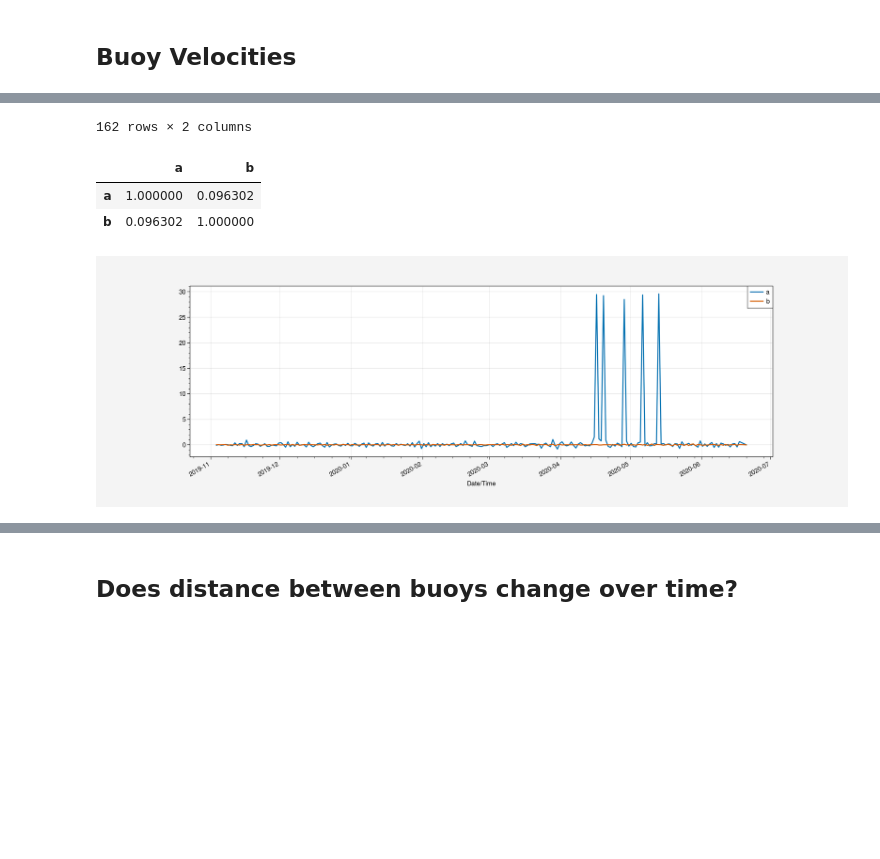
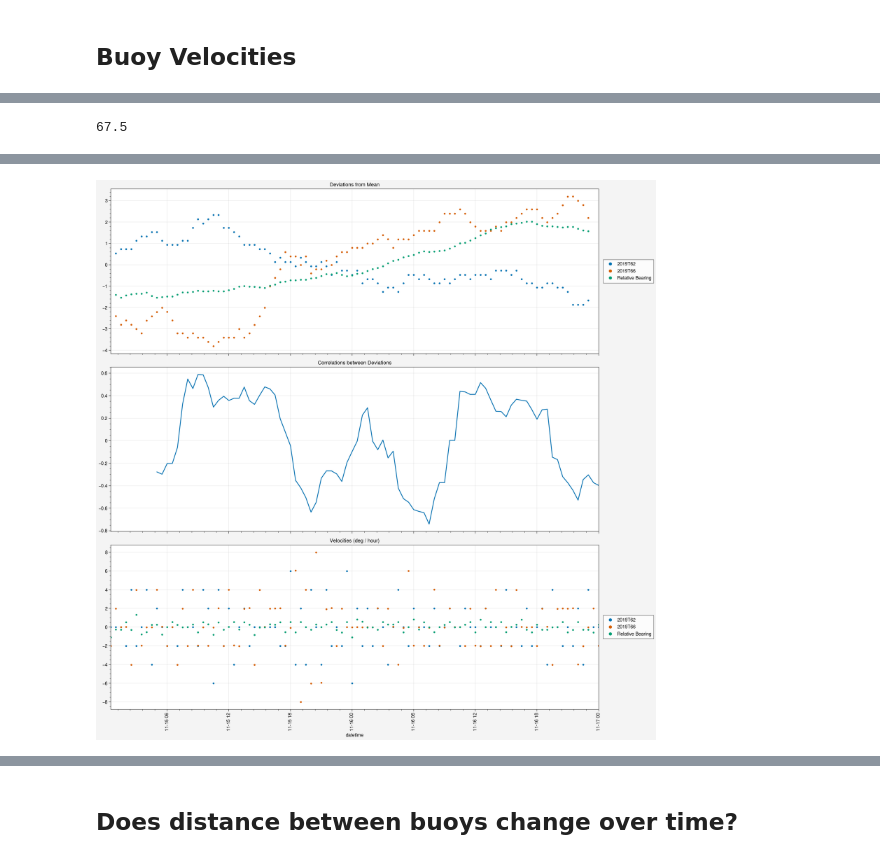
Before and after one commit to awang343/uncertainty-quantification-sea-ice, a Jupyter notebook: notebooks/SIMBA Buoys.ipynb, the cells around one changed output, grey strips where cells are left out. Drawn from its saved outputs; the diff is of its cells as text; code cells hidden in the pictures; blank space fills up the shorter version.

Commit message:
New data format for SIMBA and notebook updates

```diff
--- a/notebooks/SIMBA Buoys.ipynb
+++ b/notebooks/SIMBA Buoys.ipynb
@@ -110,37 +87,68 @@ Index(['Event (Deployment device operation ID)',
+# %%
+b1 = "2019T62"
+b2 = "2019T66"
 # %%
 def rotational_velocity(data):
     shifts = data - data.shift()
     shifts[shifts > 180] = 360 - shifts[shifts > 180]
     shifts[shifts < -180] = 360 + shifts[shifts < -180]
-    shifts.plot()
     dt = data.index.diff()/pd.Timedelta(hours=1)
-    return shifts.div(np.array(dt), axis=0)
+    return shifts.div(np.array(dt), axis=0).dropna()
+# %%
+geodesic = pyproj.Geod(ellps="WGS84")
+a=89.9999999
+geodesic.inv(0,a,45,a)[0]
+# %% [output]
+67.5
 # %%
-a = (simba_data("2019T56").set_index("Date/Time")["Compass bearing [deg]"]).rename("a")
-b = (simba_data("2019T65").set_index("Date/Time")["Compass bearing [deg]"]).rename("b")
+a = simba_data(b1)["Compass bearing [deg]"].rename("a")
+b = simba_data(b2)["Compass bearing [deg]"].rename("b")
 a.index = pd.to_datetime(a.index)
 b.index = pd.to_datetime(b.index)
 
-a = a.resample("1d", offset="11h").asfreq().dropna()
-b = b.resample("1d", offset="11h").asfreq().dropna()
+date_slice = slice("2019-11-15 00:00:00", "2019-11-17 00:00:00")
 
-print(a,b)
+# a = a.resample("1d", offset="11h").asfreq().dropna()
+# b = b.resample("1d", offset="11h").asfreq().dropna()
 
-combined = pd.concat([a, b], axis=1).dropna()
+num_graphs = 3
+fig, ax = pplt.subplots(nrows=num_graphs, figsize=(15,5*num_graphs))
 
+geodesic = pyproj.Geod(ellps="WGS84")
+a_path = buoy_data(b1).set_index("datetime")[date_slice]
+b_path = buoy_data(b2).set_index("datetime")[date_slice]
+
+paths = a_path.merge(b_path, left_index=True, right_index=True, suffixes=['_a', '_b'])
+paths = paths[date_slice]
+paths['fwd_angle'] = geodesic.inv(paths["longitude_a"], paths["latitude_a"], paths["longitude_b"], paths["latitude_b"])[0]
+
+combined = pd.concat([a, b, paths['fwd_angle']], axis=1).dropna()
+combined.columns = b1, b2, "Relative Bearing"
+combined = combined[date_slice]
+
+deviations = combined - combined.mean(axis=0)
+window = 5
+smoothed_deviations = deviations.rolling(window, center=True).mean()
 velocities = rotational_velocity(combined)
-velocities.plot(figsize=(15,5))
 
-thresh = 0.5
-both_large = (abs(velocities) > 0).all(axis=1)
+corr_window = 10
+rolling_corr = velocities[b1].rolling(corr_window).corr(velocities[b2])
 
-combined = velocities[both_large]
-print(combined)
+ax[0].plot(smoothed_deviations, m=".", ms=5, lw=0)
+ax[0].format(title="Deviations from Mean")
+ax[0].legend(ncols=1, ms=10, loc="r")
 
-# different_sign = np.logical_xor(np.array(combined["a"] > 0), np.array(combined["b"] > 0))
-# print(len(different_sign) - different_sign.sum())
-print(combined.corr())
+ax[1].plot(rolling_corr)
+ax[1].format(title=f"Correlations between Deviations")
 
-# data["Tilt [deg]"].plot(xticks=[], figsize=(10,5))
-# data["Compass bearing [deg]"].plot(xticks=[], figsize=(10,5))
+
+#ax[1].plot(smoothed_deviations, m=".", ms=1, lw=0)
+#ax[1].format(title=f"Smoothed Deviations, Window {window}")
+ax[2].plot(velocities, m=".", ms=5, lw=0)
+ax[2].format(title="Velocities (deg / hour)")
+ax[2].legend(ncols=1, ms=10, loc="r")
+
+
+
+print(velocities.corr(method="spearman"))
 # %% [output]
@@ -186,6 +159,2 @@ Freq: D, Name: b, Length: 301, dtype: float64
-162 rows × 2 columns
-|  | a | b |
-| a | 1.000000 | 0.096302 |
-| b | 0.096302 | 1.000000 |
-[figure, old version]
+[figure, new version]
 # %%
```
Also changed, not shown: parts of 10 cells of this notebook, 22 other files.
